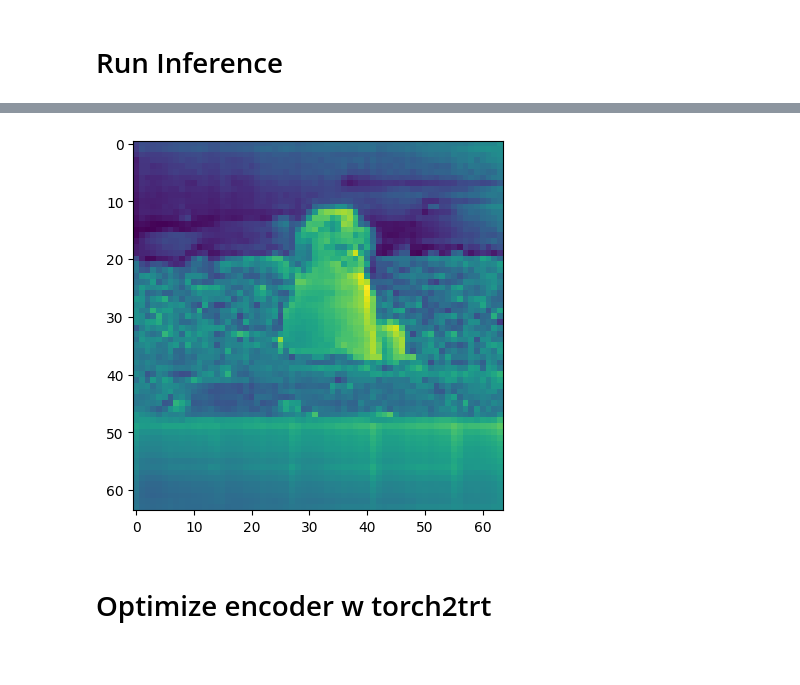
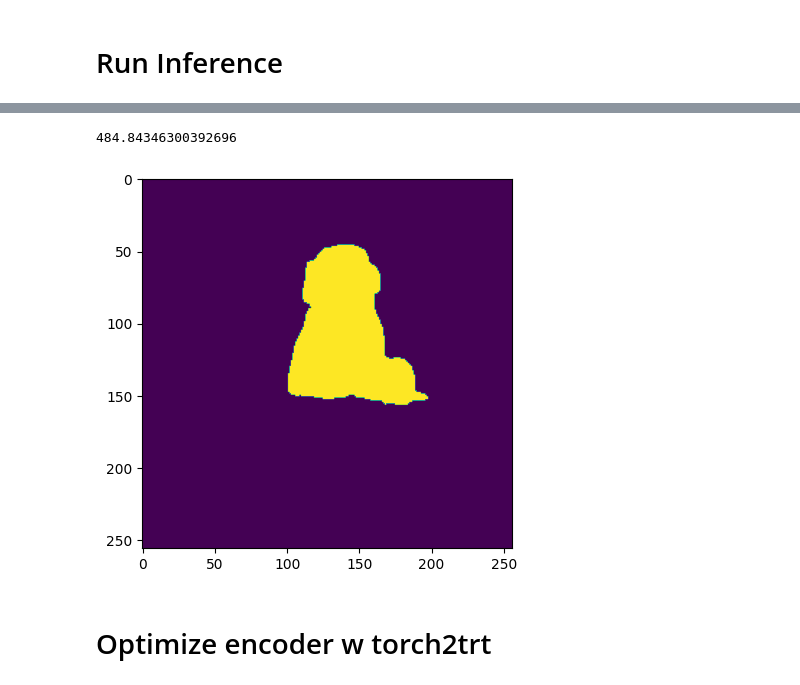
Before and after one commit to NVIDIA-AI-IOT/nanosam, a Jupyter notebook: notebooks/test_torch2trt_sam.ipynb, the cells around one changed output, grey strips where cells are left out. Saved outputs shown, nothing was run; the diff lists cells and outputs as text; code cells hidden in the pictures; blank space fills up the shorter version.

```diff
--- a/notebooks/test_torch2trt_sam.ipynb
+++ b/notebooks/test_torch2trt_sam.ipynb
@@ -66,12 +66,10 @@ input_names = [
     "point_coords",
     "point_labels",
     "mask_input",
-    "has_mask_input",
-    "orig_im_size"
+    "has_mask_input"
 ]
 
 output_names = [
-    "masks",
     "iou_predictions",
     "low_res_masks"
 ]
@@ -89,13 +85,16 @@ image_tensor = image_tensor.float().cuda()
 # %%
 import time
 # %%
+image_tensor = image_tensor.float().cuda()
+image_embeddings = image_encoder_trt(image_tensor)
 
 torch.cuda.current_stream().synchronize()
 t0 = time.monotonic()
-for i in range(20):
-    features = image_encoder_trt(image_tensor)
+for i in range(50):
+    image_embeddings = image_encoder_trt(image_tensor)
+
 torch.cuda.current_stream().synchronize()
 t1 = time.monotonic()
 
-print(20 / (t1 - t0))
+print(50 / (t1 - t0))
 # %% [output]
@@ -107,5 +102,3 @@ tensor(-0.3128, device='cuda:0')
 # %%
-plt.imshow(features[0, 0].detach().cpu())
+plt.imshow(image_embeddings[0, 0].detach().cpu())
 plt.show()
-# %% [output]
-[figure, removed]
@@ -113,0 +105,8 @@ features = image_encoder_trt(image_tensor)
+# %%
+
+point = [550, 400]
+image_point_coords = torch.tensor([[[550, 400]]]).float().cuda()
+image_point_labels = torch.tensor([[1]]).float().cuda()
+mask_input = torch.zeros(1, 1, 256, 256).float().cuda()
+has_mask_input = torch.tensor([0]).float().cuda()
+# orig_im_size = torch.tensor([image_pil.height, image_pil.width], dtype=torch.int32)
@@ -114,3 +115,27 @@ features = image_encoder_trt(image_tensor)
+# %%
+
+torch.cuda.current_stream().synchronize()
+t0 = time.monotonic()
+for i in range(50):
+    iou_predictions, low_res_masks = mask_decoder_trt(
+        image_embeddings,
+        image_point_coords,
+        image_point_labels,
+        mask_input,
+        has_mask_input
+    )
+
+torch.cuda.current_stream().synchronize()
+t1 = time.monotonic()
+
+print(50 / (t1 - t0))
+# %% [output]
+484.84346300392696
+# %%
+plt.imshow(low_res_masks[0, 0].detach().cpu() > 0)
+plt.show()
+# %% [output]
+[figure, added]
 # %% [markdown]
 # Optimize encoder w torch2trt
 # %%
```
Also changed, not shown: parts of 5 cells of this notebook, 2 other files.
